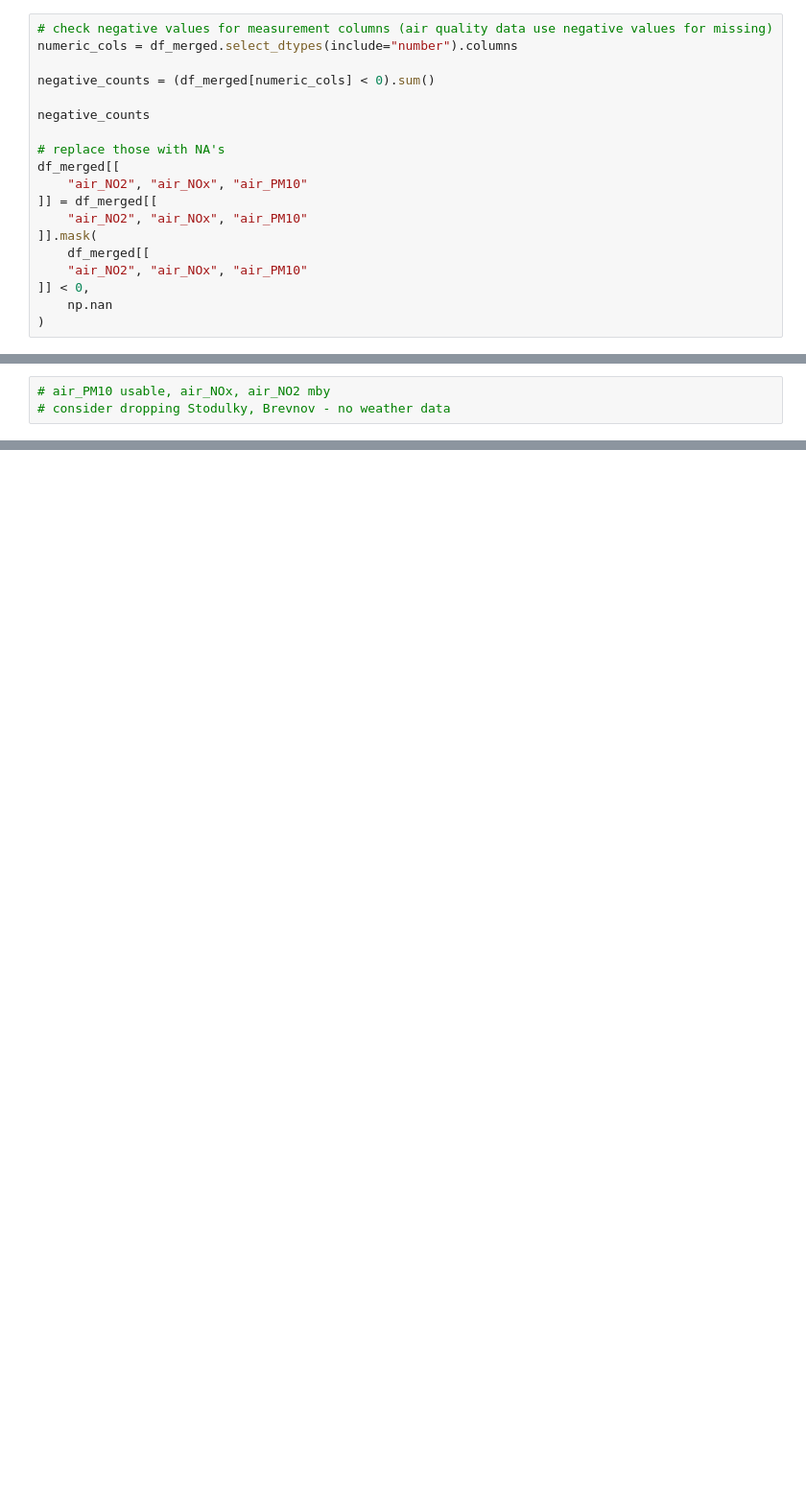
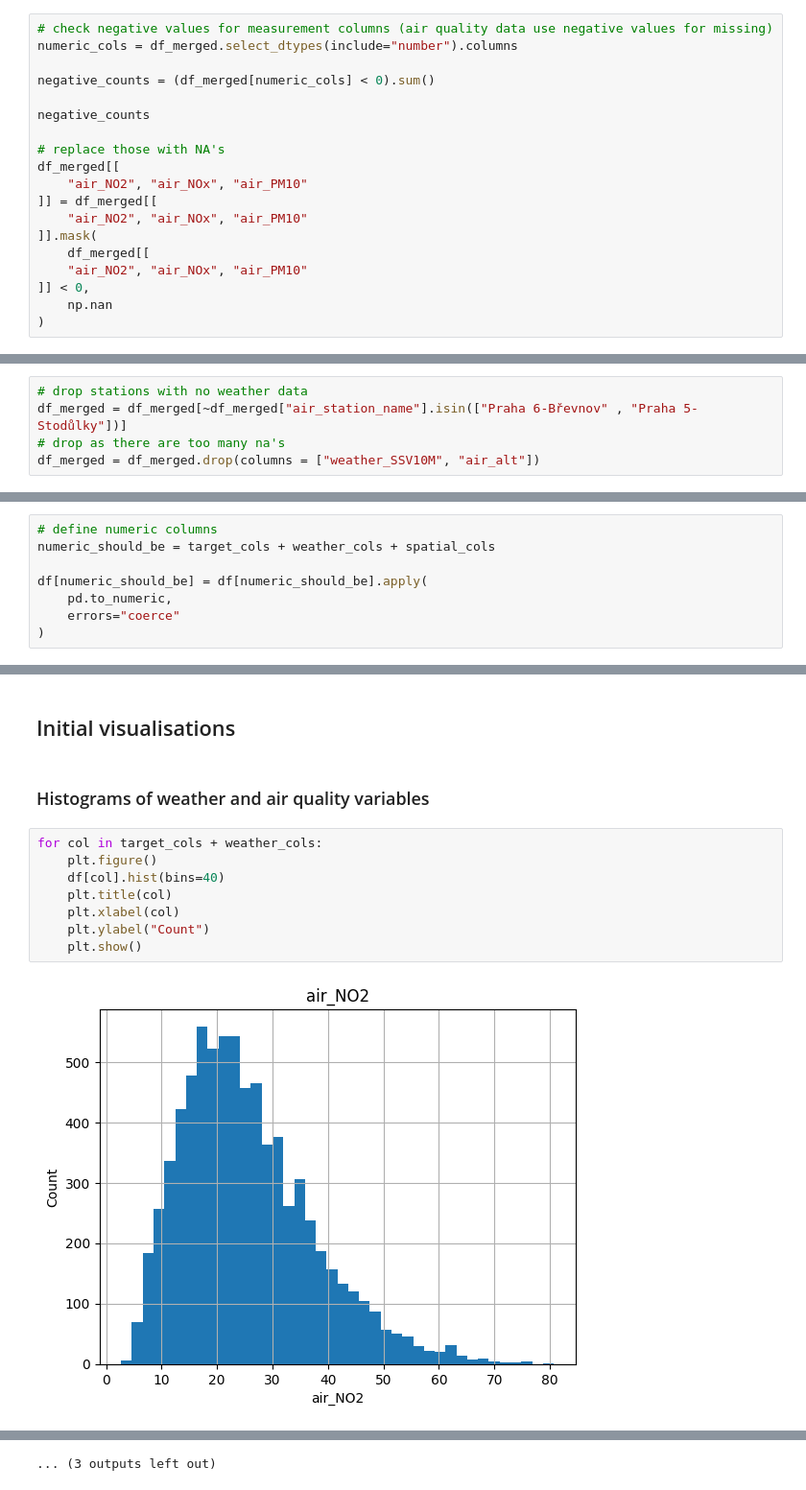
Before and after one commit to jayjay7788/Data-Processing-in-Python---Project, a Jupyter notebook: notebooks/data processing draft.ipynb, the cells around one changed output, grey strips where cells are left out. Shown at 96% size. Drawn from its saved outputs; the diff is of its cells as text; blank space fills up the shorter version.

Commit message:
started preliminary analysis and visualisations

```diff
--- a/notebooks/data processing draft.ipynb
+++ b/notebooks/data processing draft.ipynb
@@ -799,5 +805,7 @@ missing_by_station_cleaned
 | Praha 9-Vysočany | 0 | 0 | 37 | 37 | 6 | 0 | 0 | ... |
 14 rows × 25 columns
 # %%
-# air_PM10 usable, air_NOx, air_NO2 mby
-# consider dropping Stodulky, Brevnov - no weather data
+# drop stations with no weather data
+df_merged = df_merged[~df_merged["air_station_name"].isin(["Praha 6-Břevnov" , "Praha 5-Stodůlky"])]
+# drop as there are too many na's
+df_merged = df_merged.drop(columns = ["weather_SSV10M", "air_alt"])
@@ -803,0 +873,8 @@ missing_by_station_cleaned
+# %%
+# define numeric columns
+numeric_should_be = target_cols + weather_cols + spatial_cols
+
+df[numeric_should_be] = df[numeric_should_be].apply(
+    pd.to_numeric,
+    errors="coerce"
+)
@@ -803,0 +941,14 @@ missing_by_station_cleaned
+# %% [markdown]
+## Initial visualisations
+# %% [markdown]
+### Histograms of weather and air quality variables
+# %%
+for col in target_cols + weather_cols:
+    plt.figure()
+    df[col].hist(bins=40)
+    plt.title(col)
+    plt.xlabel(col)
+    plt.ylabel("Count")
+    plt.show()
+# %% [output]
+[figure, added]
@@ -803,0 +966 @@ missing_by_station_cleaned
+... (3 outputs left out)
```
Also changed, not shown: parts of 28 cells of this notebook, 1 other file.
